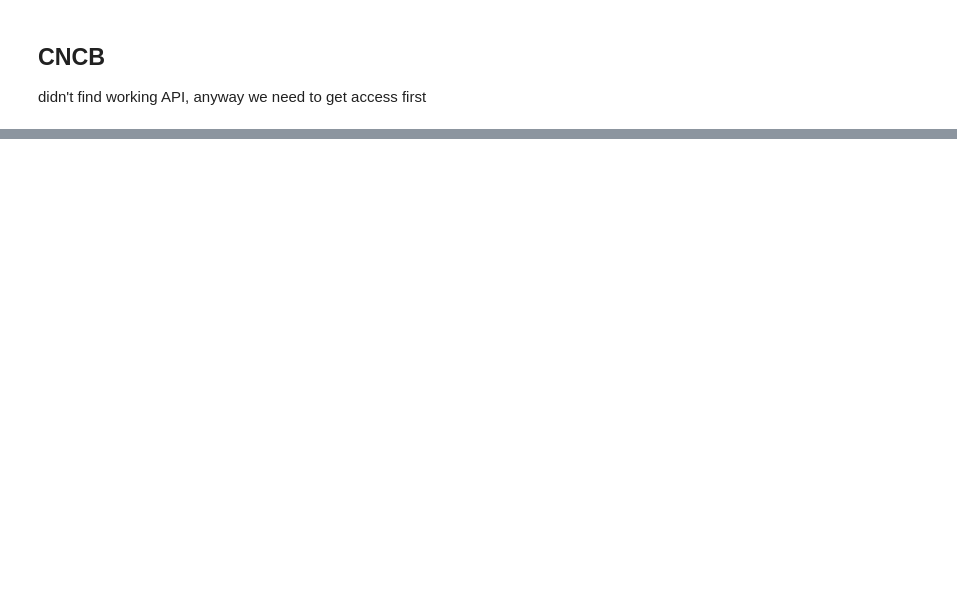
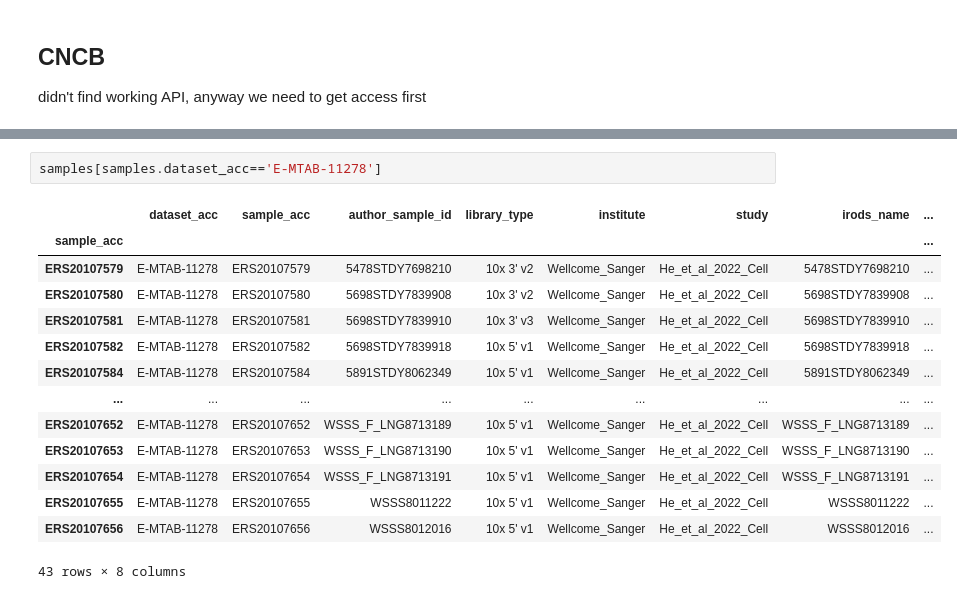
Before and after one commit to cellgeni/hdca_v2_reprocessing, a Jupyter notebook: 01_collect_sample_metadata.ipynb, the cells around one changed output, grey strips where cells are left out. Drawn from its saved outputs; the diff is of its cells as text; blank space fills up the shorter version.

```diff
--- a/01_collect_sample_metadata.ipynb
+++ b/01_collect_sample_metadata.ipynb
@@ -114,0 +644,17 @@ The goal is to get list of samples with minimal info:
+# %%
+samples[samples.dataset_acc=='E-MTAB-11278']
+# %% [output]
+|  | dataset_acc | sample_acc | author_sample_id | library_type | institute | study | irods_name | ... |
+| sample_acc |  |  |  |  |  |  |  | ... |
+| ERS20107579 | E-MTAB-11278 | ERS20107579 | 5478STDY7698210 | 10x 3' v2 | Wellcome_Sanger | He_et_al_2022_Cell | 5478STDY7698210 | ... |
+| ERS20107580 | E-MTAB-11278 | ERS20107580 | 5698STDY7839908 | 10x 3' v2 | Wellcome_Sanger | He_et_al_2022_Cell | 5698STDY7839908 | ... |
+| ERS20107581 | E-MTAB-11278 | ERS20107581 | 5698STDY7839910 | 10x 3' v3 | Wellcome_Sanger | He_et_al_2022_Cell | 5698STDY7839910 | ... |
+| ERS20107582 | E-MTAB-11278 | ERS20107582 | 5698STDY7839918 | 10x 5' v1 | Wellcome_Sanger | He_et_al_2022_Cell | 5698STDY7839918 | ... |
+| ERS20107584 | E-MTAB-11278 | ERS20107584 | 5891STDY8062349 | 10x 5' v1 | Wellcome_Sanger | He_et_al_2022_Cell | 5891STDY8062349 | ... |
+| ... | ... | ... | ... | ... | ... | ... | ... | ... |
+| ERS20107652 | E-MTAB-11278 | ERS20107652 | WSSS_F_LNG8713189 | 10x 5' v1 | Wellcome_Sanger | He_et_al_2022_Cell | WSSS_F_LNG8713189 | ... |
+| ERS20107653 | E-MTAB-11278 | ERS20107653 | WSSS_F_LNG8713190 | 10x 5' v1 | Wellcome_Sanger | He_et_al_2022_Cell | WSSS_F_LNG8713190 | ... |
+| ERS20107654 | E-MTAB-11278 | ERS20107654 | WSSS_F_LNG8713191 | 10x 5' v1 | Wellcome_Sanger | He_et_al_2022_Cell | WSSS_F_LNG8713191 | ... |
+| ERS20107655 | E-MTAB-11278 | ERS20107655 | WSSS8011222 | 10x 5' v1 | Wellcome_Sanger | He_et_al_2022_Cell | WSSS8011222 | ... |
+| ERS20107656 | E-MTAB-11278 | ERS20107656 | WSSS8012016 | 10x 5' v1 | Wellcome_Sanger | He_et_al_2022_Cell | WSSS8012016 | ... |
+43 rows × 8 columns
```
Also changed, not shown: parts of 68 cells of this notebook, 9 other files.
